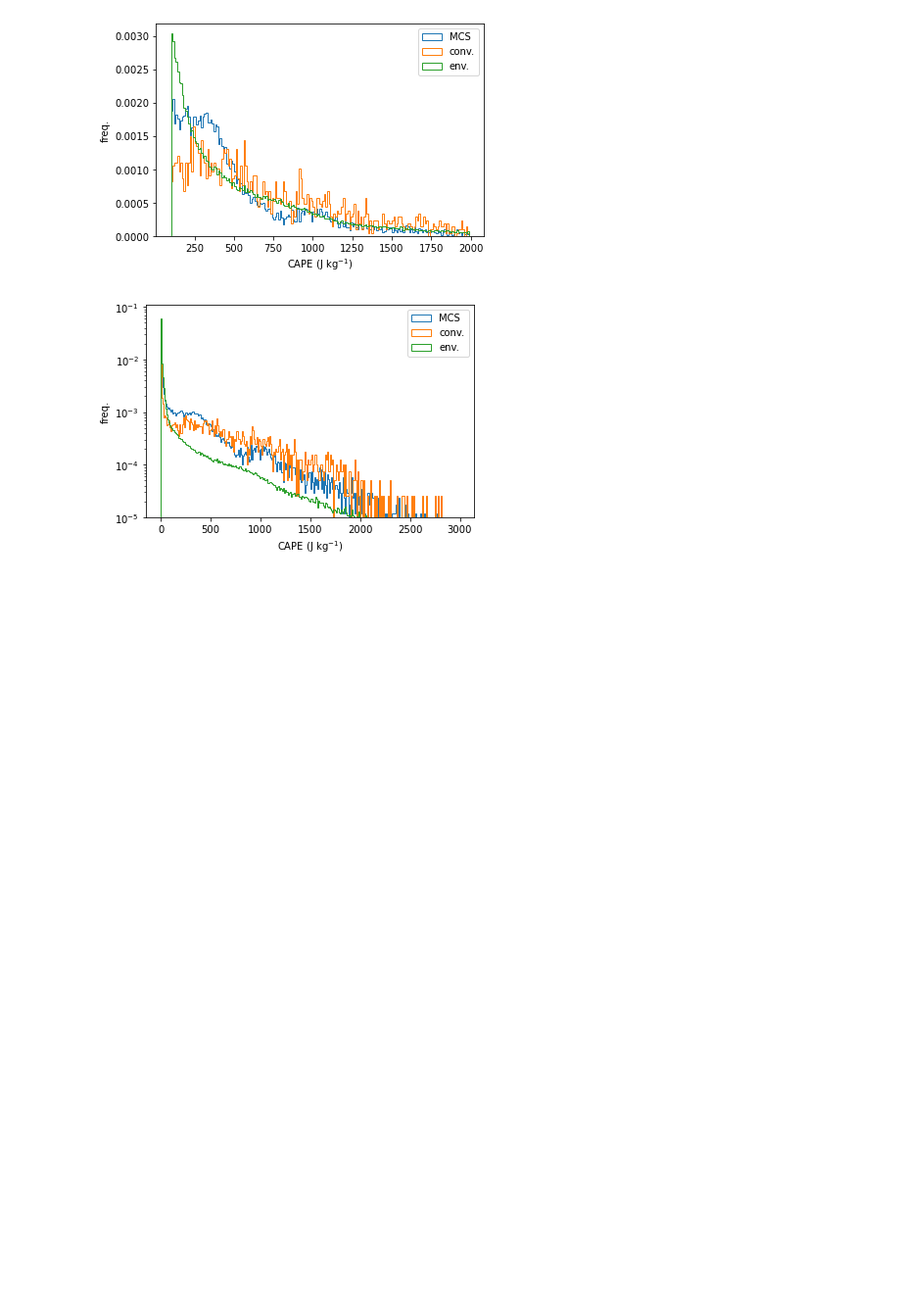
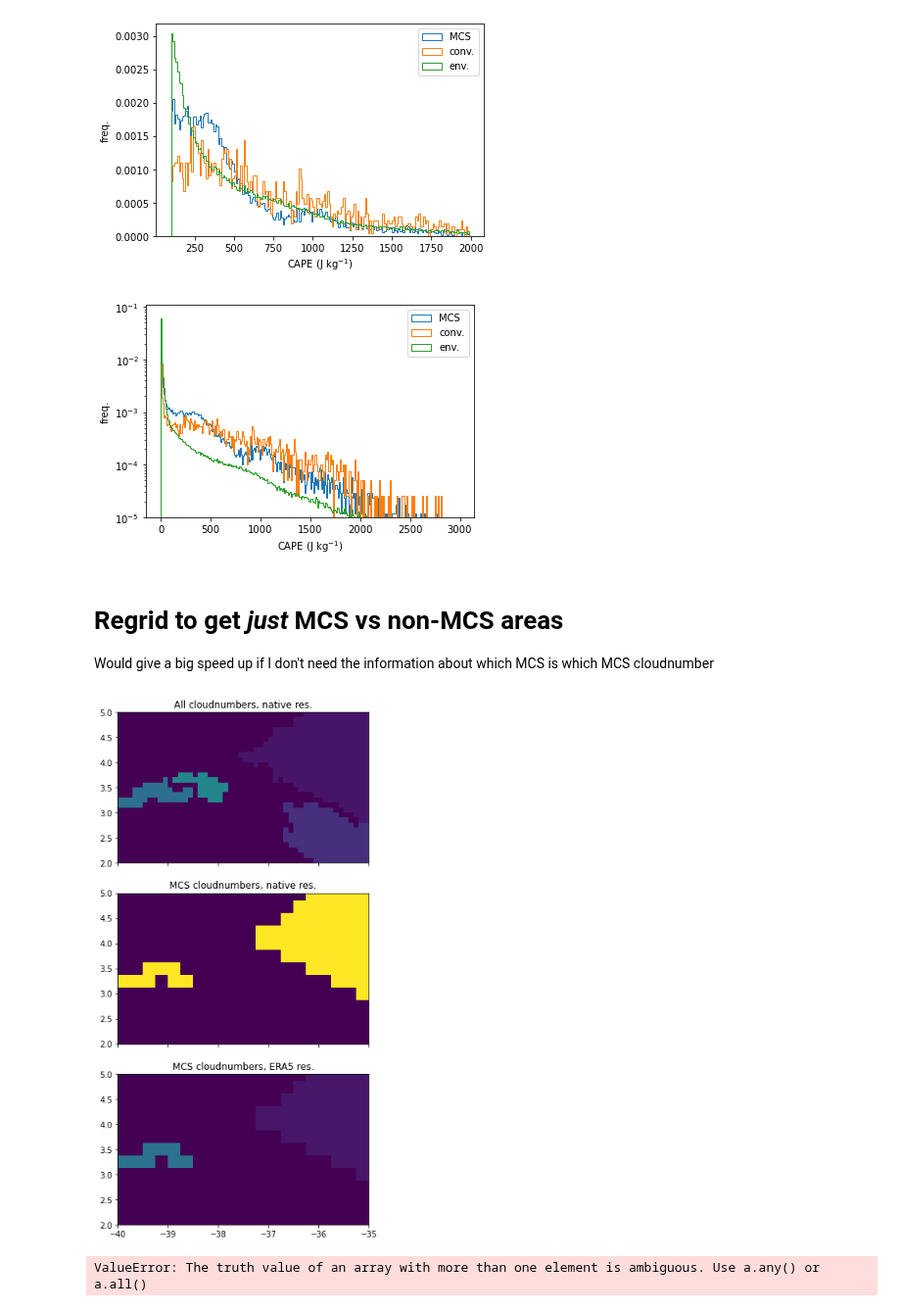
Before and after one commit to markmuetz/mcs_prime, a Jupyter notebook: ctrl/notebooks/dev/regrid_track_pixel_to_era5.ipynb, the cells around one changed output. Shown at 98% size. Cells and saved outputs as stored; diff of their text form; code cells hidden in the pictures; blank space fills up the shorter version.

Commit message:
Changes to notebooks to fix paths/work on region analysis.

```diff
--- a/ctrl/notebooks/dev/regrid_track_pixel_to_era5.ipynb
+++ b/ctrl/notebooks/dev/regrid_track_pixel_to_era5.ipynb
@@ -63,7 +63,7 @@ else:
     # * lat direction is different,
     # * ERA5 lon: 0--360, pixel lon: -180--180.
     print('generating regridder')
-    regridder = xe.Regridder(pixel_precip, e5u, 'bilinear', periodic=True)
+    regridder = xe.Regridder(pixel_precip, e5cape, 'bilinear', periodic=True)
     regridder.to_netcdf(regridder_path)
 regridder
 # %% [output]
@@ -211,3 +211,43 @@ cape_hist(bins=np.arange(100, 2000, 10), density=True, histtype='step')
 cape_hist(bins=np.arange(0, 3000, 10), density=True, histtype='step', log=True, ylim=(1e-5, None))
 # %% [output]
 [figure]
+# %% [markdown]
+# Regrid to get *just* MCS vs non-MCS areas
+
+Would give a big speed up if I don't need the information about which MCS is which MCS cloudnumber
+# %%
+e5mcs_mask = regridder(frame.dspixel.cloudnumber.isin(cns).astype(float)) > 0.5
+# %%
+# cn_e5 = xr.open_dataarray(mask_path)
+# cn_na = xr.open_dataarray(native_path)
+# (cn_e5 >= 1).plot()
+def plot_cloudnumbers(frame, cn_e5, xlim=None, ylim=None):
+    fig, (ax0, ax1, ax2) = plt.subplots(3, 1, sharex=True, sharey=True)
+    fig.set_size_inches(20, 12)
+    all_cn = frame.dspixel.cloudnumber.values.astype(int).copy()
+    all_cn[np.isnan(frame.dspixel.cloudnumber.values)] = 0
+
+    mcs_cn = e5mcs_mask.values
+
+    ax0.imshow(all_cn[0], extent=(-180, 180, -60, 60), origin='lower')
+    ax1.imshow(np.roll(mcs_cn[0], 720, axis=1), extent=(-180, 180, -60, 60))
+    ax2.imshow(np.roll(cn_e5.values[0], 720, axis=1), extent=(-180, 180, -60, 60))
+
+    ax0.set_title('All cloudnumbers, native res.')
+    ax1.set_title('MCS cloudnumbers, native res.')
+    ax2.set_title('MCS cloudnumbers, ERA5 res.')
+
+    if xlim:
+        ax0.set_xlim(xlim)
+    if ylim:
+        ax0.set_ylim(ylim)
+    # N.B. Zoomed in on specific cloud mask to show interp.
+# %%
+# Zoom on small area to show detail.
+plot_cloudnumbers(frame, cn_e5, (-40, -35), (2, 5))
+# %% [output]
+[figure, added]
+# %%
+e5mcs_mask.values == cn_e5.values > 0
+# %% [output]
+ValueError: The truth value of an array with more than one element is ambiguous. Use a.any() or a.all()
```
